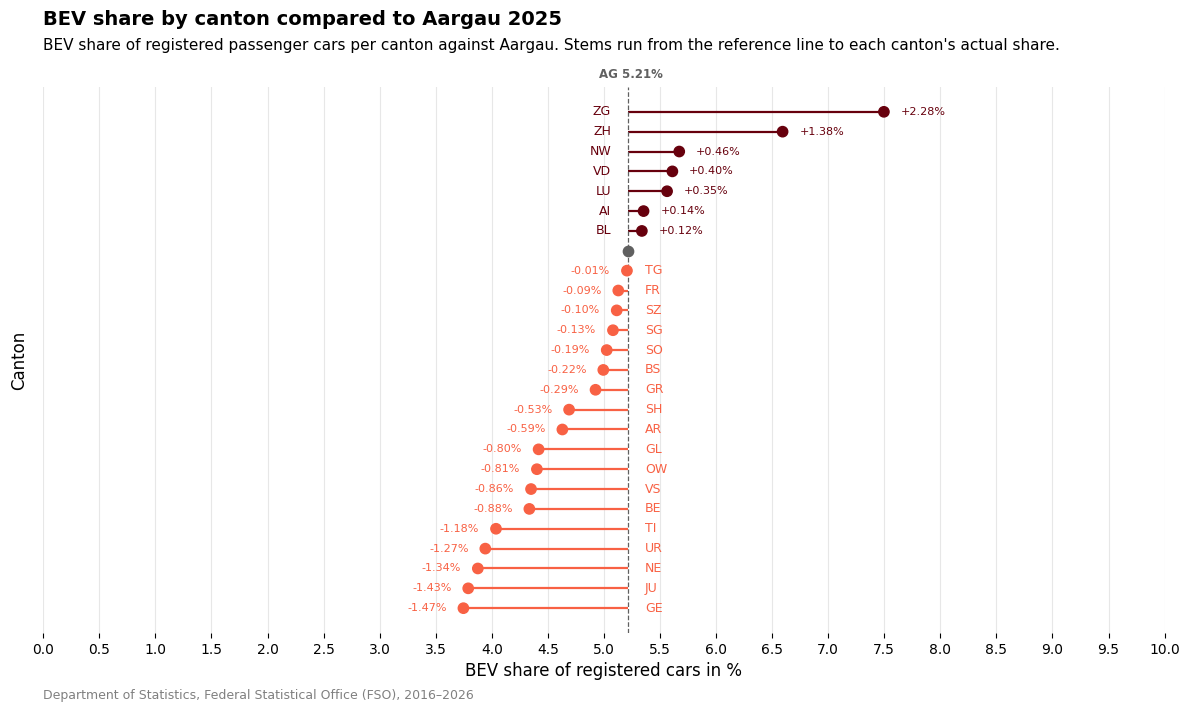
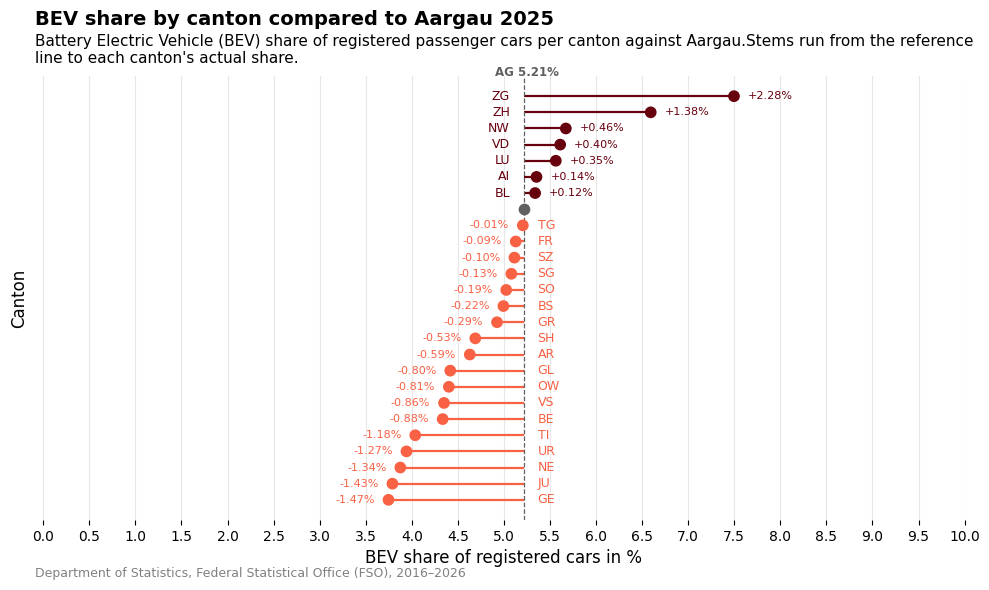
Unified diff of the notebook cell whose output changed from the first chart to the second:
--- before
+++ after
@@ -1,3 +1,3 @@
-fig, ax = plt.subplots(figsize=(figure_size[0] + 2, figure_size[1] + 1))
+fig, ax = plt.subplots(figsize=figure_size)
 
 non_ag = div_df[~div_df["is_aargau"]]
@@ -15,5 +15,5 @@
 ax.axvline(x=aargau_share, color=COL_AG, linewidth=0.9, linestyle="--", zorder=2)
 
-ax.annotate(f"AG {aargau_share:.2f}%", xy=(aargau_share, 1), xycoords=("data", "axes fraction"),
+ax.annotate(f"AG {aargau_share:.2f}%", xy=(aargau_share, 0.98), xycoords=("data", "axes fraction"),
             xytext=(2, 4), textcoords="offset points",
             fontsize=8.5, fontweight="bold", color=COL_AG, va="bottom", ha="center")
@@ -51,5 +51,5 @@
 
 fig.text(s=f"BEV share by canton compared to Aargau {latest_year}", **title_cfg)
-fig.text(s=f"BEV share of registered passenger cars per canton against Aargau. Stems run from the reference line to each canton's actual share.",
+fig.text(s=f"Battery Electric Vehicle (BEV) share of registered passenger cars per canton against Aargau.Stems run from the reference \nline to each canton's actual share.",
          **subtitle_cfg)
 

Commit: commmit files and images needed for the delivery